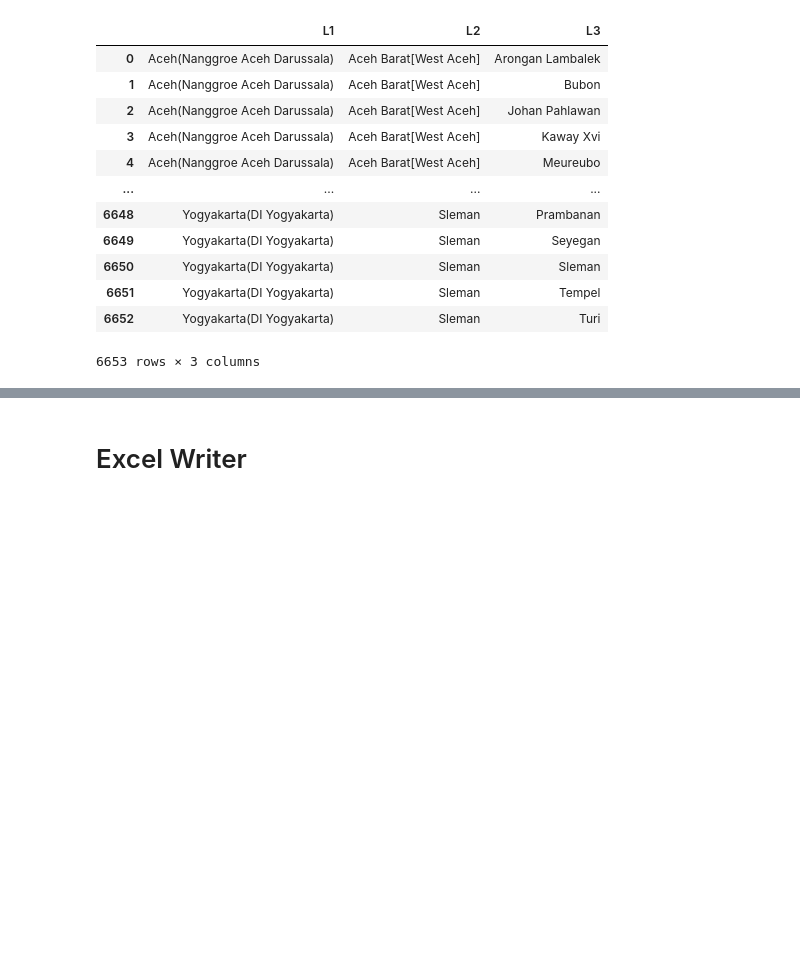
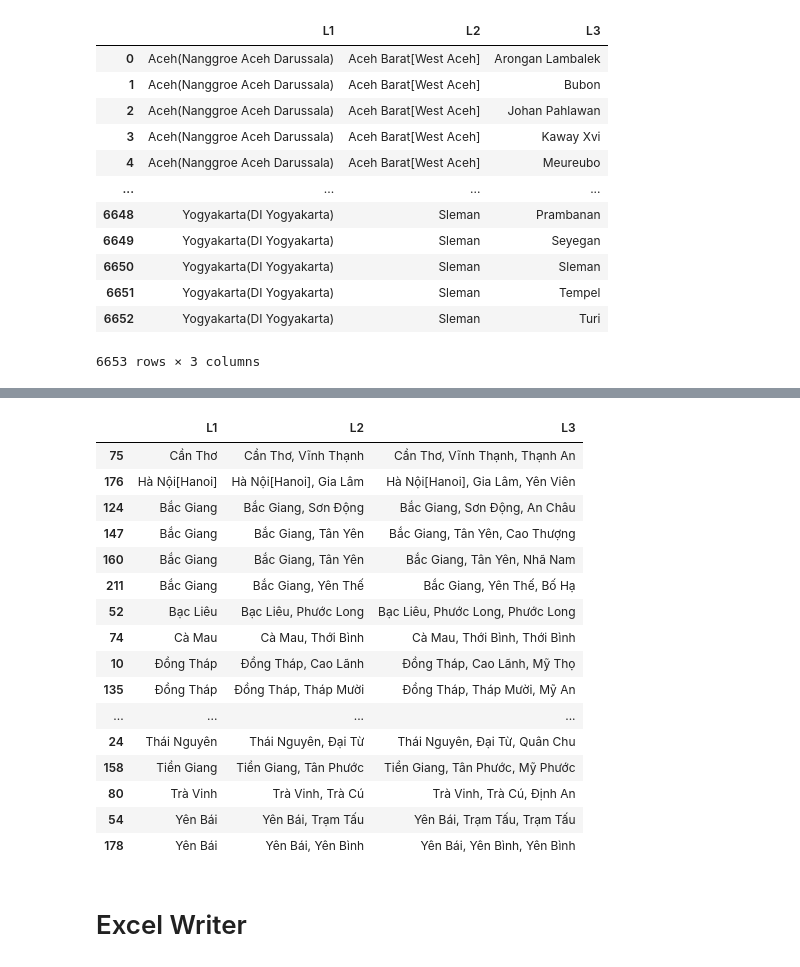
Before and after one commit to CabooseExia/Geospatial-practice, a Jupyter notebook: citypopulation_webscraper.ipynb, the cells around one changed output, grey strips where cells are left out. Saved outputs shown, nothing was run; the diff lists cells and outputs as text; code cells hidden in the pictures; blank space fills up the shorter version.

Commit message:
feat: did some shit with vietnam.... (#10)

```diff
--- a/citypopulation_webscraper.ipynb
+++ b/citypopulation_webscraper.ipynb
@@ -862,0 +859,6 @@ indo
+# %%
+page = requests.get(f"https://www.citypopulation.de/en/vietnam/admin/")
+viet_l1l2 = make_indo_l1l2(page)
+viet_l1l2.rename(columns={'Province': 'L1', 'Name': 'L2'}, inplace=True)
+viet_l1l2 = viet_l1l2[['L1', 'L2']]
+viet_l1l2['L1'].unique()
@@ -862,0 +998,8 @@ indo
+# %%
+viet_l1_dict = build_normalized_mapping(viet_l2l3, viet_l1l2, threshold=60)
+
+viet_l1_dict['hanoi'] = 'Hà Nội[Hanoi]'
+viet_l1_dict
+
+viet_l2l3["L1"] = viet_l2l3['L1'].map(viet_l1_dict)
+viet_l2l3
@@ -862,0 +1020,6 @@ indo
+# %%
+viet_l2l3 = viet_l2l3.rename(columns={"L3": "solo L3", 'L2' : 'Solo L2'})
+viet_l2l3['L2'] = viet_l2l3['L1'] + ', ' + viet_l2l3['Solo L2']
+viet_l2l3['L3'] = viet_l2l3['L1'] + ', ' + viet_l2l3['Solo L2'] + ', ' + viet_l2l3['solo L3']
+viet_l2l3 = viet_l2l3[['L1', 'L2', 'L3']]
+viet_l2l3
@@ -863,3 +1040,24 @@ indo
+# %%
+test = viet_l2l3[viet_l2l3.duplicated()]
+test
+# %% [output]
+|  | L1 | L2 | L3 |
+| 75 | Cần Thơ | Cần Thơ, Vĩnh Thạnh | Cần Thơ, Vĩnh Thạnh, Thạnh An |
+| 176 | Hà Nội[Hanoi] | Hà Nội[Hanoi], Gia Lâm | Hà Nội[Hanoi], Gia Lâm, Yên Viên |
+| 124 | Bắc Giang | Bắc Giang, Sơn Động | Bắc Giang, Sơn Động, An Châu |
+| 147 | Bắc Giang | Bắc Giang, Tân Yên | Bắc Giang, Tân Yên, Cao Thượng |
+| 160 | Bắc Giang | Bắc Giang, Tân Yên | Bắc Giang, Tân Yên, Nhã Nam |
+| 211 | Bắc Giang | Bắc Giang, Yên Thế | Bắc Giang, Yên Thế, Bố Hạ |
+| 52 | Bạc Liêu | Bạc Liêu, Phước Long | Bạc Liêu, Phước Long, Phước Long |
+| 74 | Cà Mau | Cà Mau, Thới Bình | Cà Mau, Thới Bình, Thới Bình |
+| 10 | Đồng Tháp | Đồng Tháp, Cao Lãnh | Đồng Tháp, Cao Lãnh, Mỹ Thọ |
+| 135 | Đồng Tháp | Đồng Tháp, Tháp Mười | Đồng Tháp, Tháp Mười, Mỹ An |
+| ... | ... | ... | ... |
+| 24 | Thái Nguyên | Thái Nguyên, Đại Từ | Thái Nguyên, Đại Từ, Quân Chu |
+| 158 | Tiền Giang | Tiền Giang, Tân Phước | Tiền Giang, Tân Phước, Mỹ Phước |
+| 80 | Trà Vinh | Trà Vinh, Trà Cú | Trà Vinh, Trà Cú, Định An |
+| 54 | Yên Bái | Yên Bái, Trạm Tấu | Yên Bái, Trạm Tấu, Trạm Tấu |
+| 178 | Yên Bái | Yên Bái, Yên Bình | Yên Bái, Yên Bình, Yên Bình |
 # %% [markdown]
 # Excel Writer
 # %% [markdown]
```
Also changed, not shown: parts of 14 cells of this notebook.
